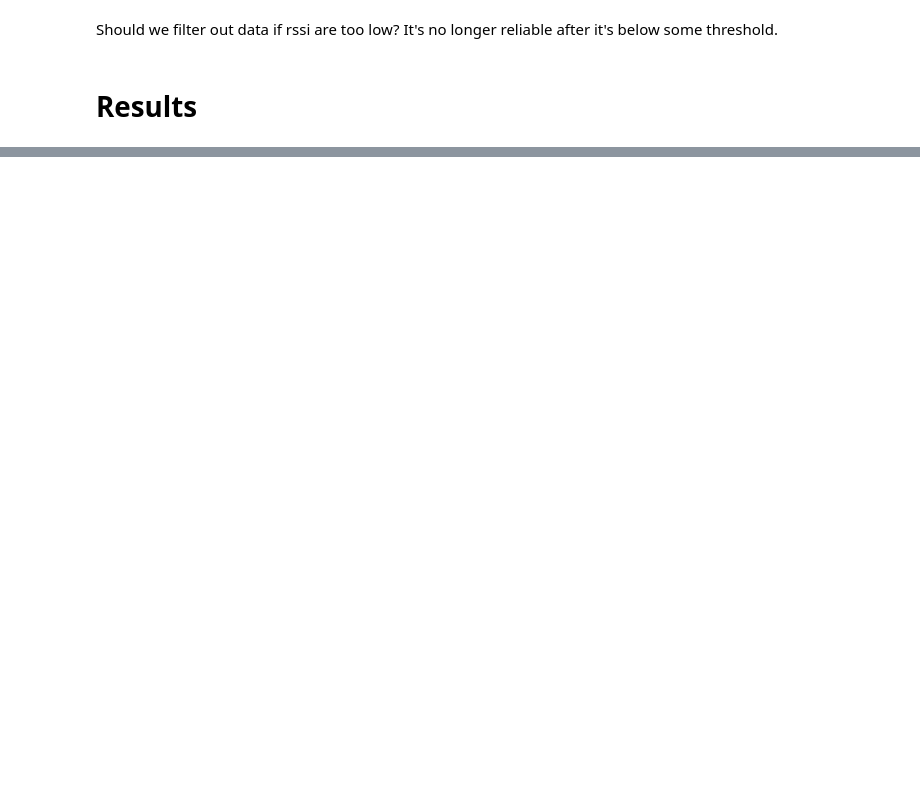
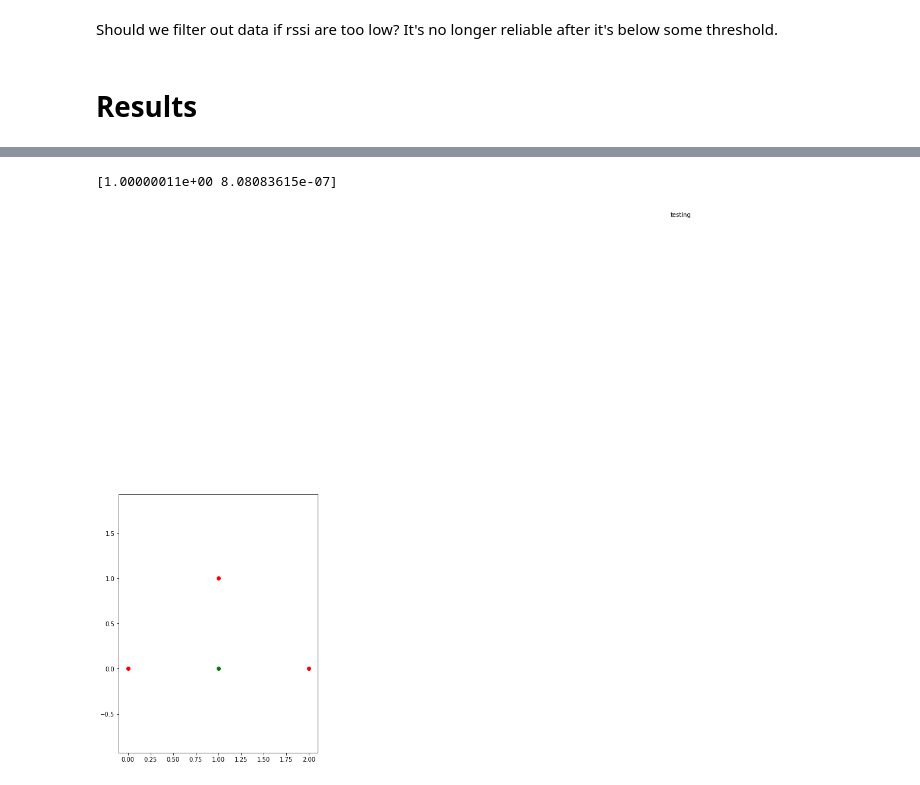
Before and after one commit to korrawat/indoor-loc, a Jupyter notebook: Workspace/fusion_localization.ipynb, the cells around one changed output, grey strips where cells are left out. Saved outputs shown, nothing was run; the diff lists cells and outputs as text; code cells hidden in the pictures; blank space fills up the shorter version.

```diff
--- a/Workspace/fusion_localization.ipynb
+++ b/Workspace/fusion_localization.ipynb
@@ -128,0 +162,25 @@ print rssi_values
+# %%
+import CoreLocation
+import trilateration
+import numpy as np
+import matplotlib.pyplot as plt
+
+beacon_locations_dict = {1: (2, 0), 2: (0,0), 3:(1, 1)}
+beacon_location = CoreLocation.Locations(subject="testing")
+for i in beacon_locations_dict.values():
+    beacon_location.add_np_point(i)
+xs, ys = zip(*beacon_locations_dict.values())
+margin=0
+axis_limits = [min(xs) - margin, max(xs) + margin, min(ys) - margin, max(ys) + margin]
+
+beacon_distances = {1: 1, 2: 1, 3: 1}
+res = trilateration.trilaterate(beacon_locations_dict, beacon_distances)
+print res
+
+fig, ax = plt.subplots(figsize=(6,8))
+ax = beacon_location.plot(actual_loc=CoreLocation.Point2D(res[0], res[1]), ax_limits=axis_limits, fig_ax=(fig, ax))
+ax.axis('equal')
+plt.show()
+# %% [output]
+[1.00000011e+00 8.08083615e-07]
+[figure, added]
```
Also changed, not shown: parts of 13 cells of this notebook, 18 other files.
